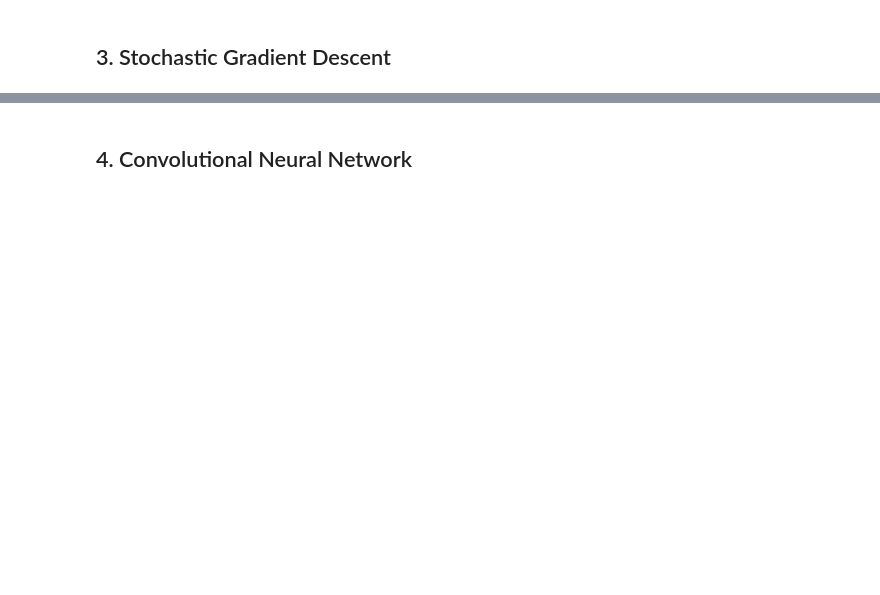
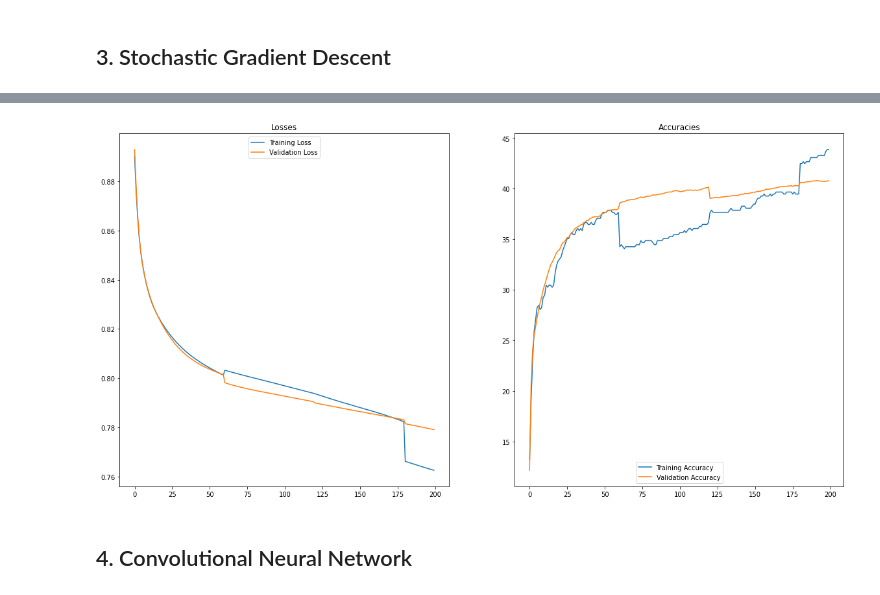
Before and after one commit to thieshanthan/EN2550, a Jupyter notebook: a04-Neural networks/code/assignment_a04.ipynb, the cells around one changed output, grey strips where cells are left out. Cells and saved outputs as stored; diff of their text form; code cells hidden in the pictures; blank space fills up the shorter version.

```diff
--- a/a04-Neural networks/code/assignment_a04.ipynb
+++ b/a04-Neural networks/code/assignment_a04.ipynb
@@ -245,2 +322,24 @@ time taken: 7.97094464302063
 # %% [markdown]
 ## 3. Stochastic Gradient Descent
+# %%
+# Parameters for 2 layer with SGD
+H = 200
+std = 1e-2
+w1 = to_tensor(np.random.randn(H, input_shape).astype(np.float32) * std)
+b1 = to_tensor(np.zeros((H, 1)))
+w2 = to_tensor(np.random.randn(classes, H).astype(np.float32) * std)
+b2 = to_tensor(np.zeros((classes, 1)))
+print('w1 shape: ', w1.shape)
+print('b1 shape: ', b1.shape)
+print('w2 shape: ', w2.shape)
+print('b2 shape: ', b2.shape)
+
+batch_size = 500
+steps = int(training_samples / batch_size)
+iterations = 200
+learning_rate = 0.015
+learning_rate_decay = 0.005
+reg = 0
+two_layer_nn_sgd_history = {'loss': [], 'accuracy':[], 'val_loss':[], 'val_accuracy':[]}
+seed = 0
+rng = np.random.default_rng(seed=seed)
@@ -247,2 +445,6 @@ time taken: 7.97094464302063
+# %%
+plot_history(two_layer_nn_sgd_history,  'two_layer_nn_sgd')
+# %% [output]
+[figure, added]
 # %% [markdown]
 ## 4. Convolutional Neural Network
```
Also changed, not shown: parts of 23 cells of this notebook, 6 other files.
